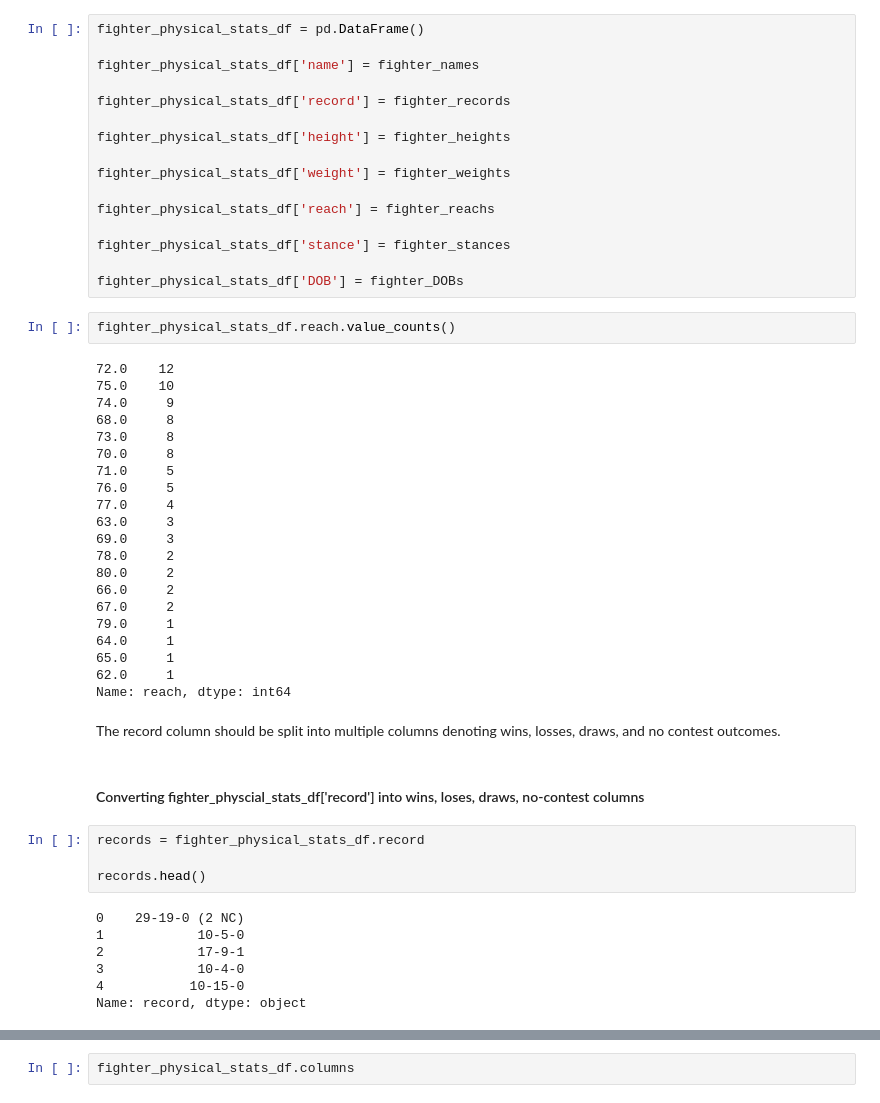
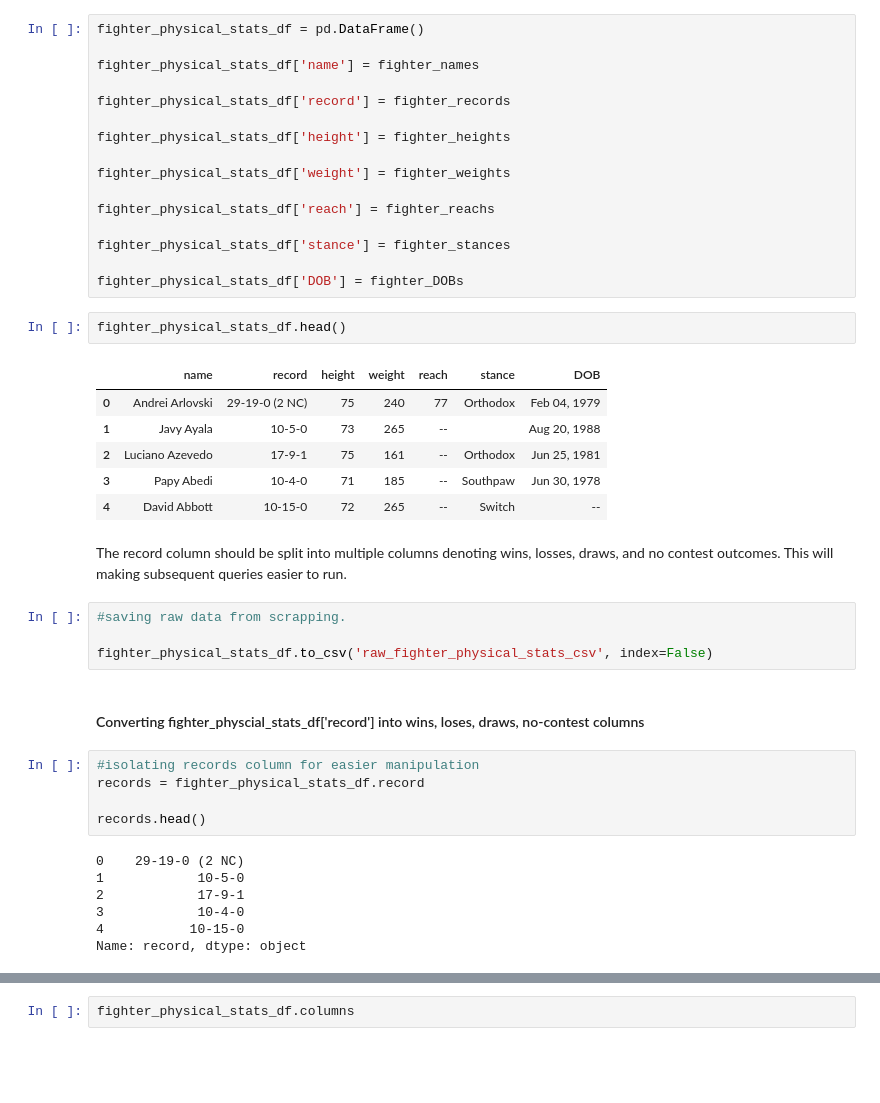
Before and after one commit to Neji128/Creating-a-SQL-Server-via-Web-Scrapping, a Jupyter notebook: data/Web_Scrapping.ipynb, the cells around one changed output, grey strips where cells are left out. Saved outputs shown, nothing was run; the diff lists cells and outputs as text; blank space fills up the shorter version.

```diff
--- a/data/Web_Scrapping.ipynb
+++ b/data/Web_Scrapping.ipynb
@@ -199,34 +205,25 @@ fighter_physical_stats_df['reach'] = fighter_reachs
 fighter_physical_stats_df['stance'] = fighter_stances
 
 fighter_physical_stats_df['DOB'] = fighter_DOBs
-# %%
-fighter_physical_stats_df.reach.value_counts()
-# %% [output]
-72.0    12
-75.0    10
-74.0     9
-68.0     8
-73.0     8
-70.0     8
-71.0     5
-76.0     5
-77.0     4
-63.0     3
-69.0     3
-78.0     2
-80.0     2
-66.0     2
-67.0     2
-79.0     1
-64.0     1
-65.0     1
-62.0     1
-Name: reach, dtype: int64
+# %%
+fighter_physical_stats_df.head()
+# %% [output]
+|  | name | record | height | weight | reach | stance | DOB |
+| 0 | Andrei Arlovski | 29-19-0 (2 NC) | 75 | 240 | 77 | Orthodox | Feb 04, 1979 |
+| 1 | Javy Ayala | 10-5-0 | 73 | 265 | -- |  | Aug 20, 1988 |
+| 2 | Luciano Azevedo | 17-9-1 | 75 | 161 | -- | Orthodox | Jun 25, 1981 |
+| 3 | Papy Abedi | 10-4-0 | 71 | 185 | -- | Southpaw | Jun 30, 1978 |
+| 4 | David Abbott | 10-15-0 | 72 | 265 | -- | Switch | -- |
 # %% [markdown]
-The record column should be split into multiple columns denoting wins, losses, draws, and no contest outcomes.
+The record column should be split into multiple columns denoting wins, losses, draws, and no contest outcomes. This will making subsequent queries easier to run.
+# %%
+#saving raw data from scrapping.
+
+fighter_physical_stats_df.to_csv('raw_fighter_physical_stats_csv', index=False)
 # %% [markdown]
 #### Converting fighter_physcial_stats_df['record'] into wins, loses, draws, no-contest columns
 # %%
+#isolating records column for easier manipulation
 records = fighter_physical_stats_df.record
 
 records.head()
```
Also changed, not shown: parts of 21 cells of this notebook, 2 other files.
